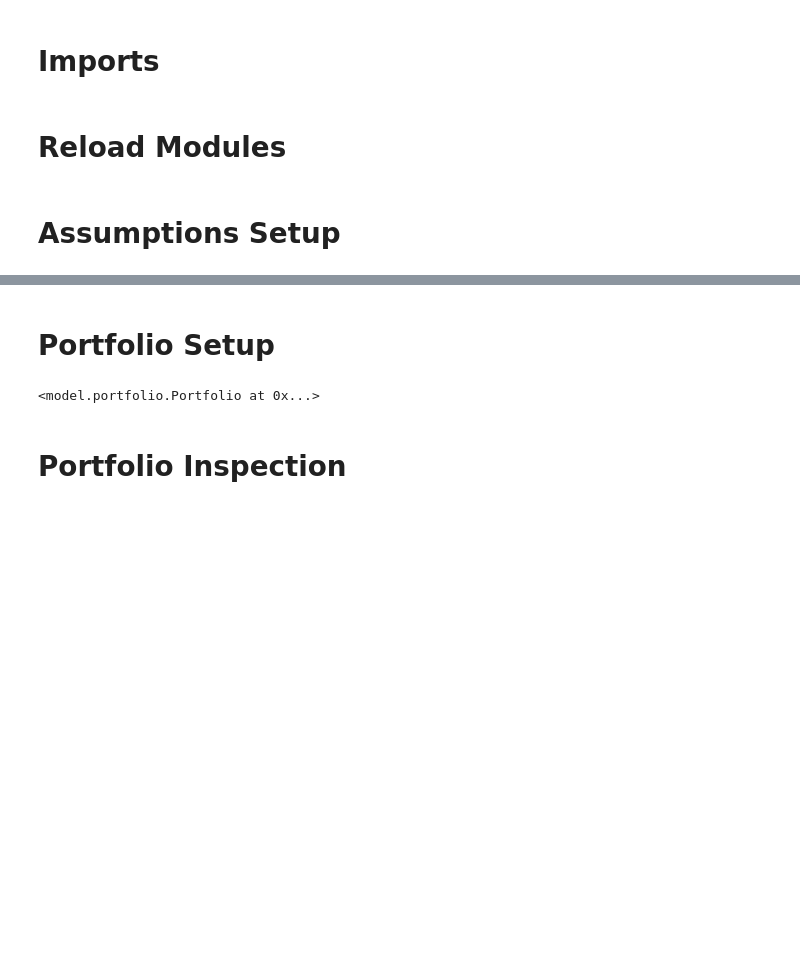
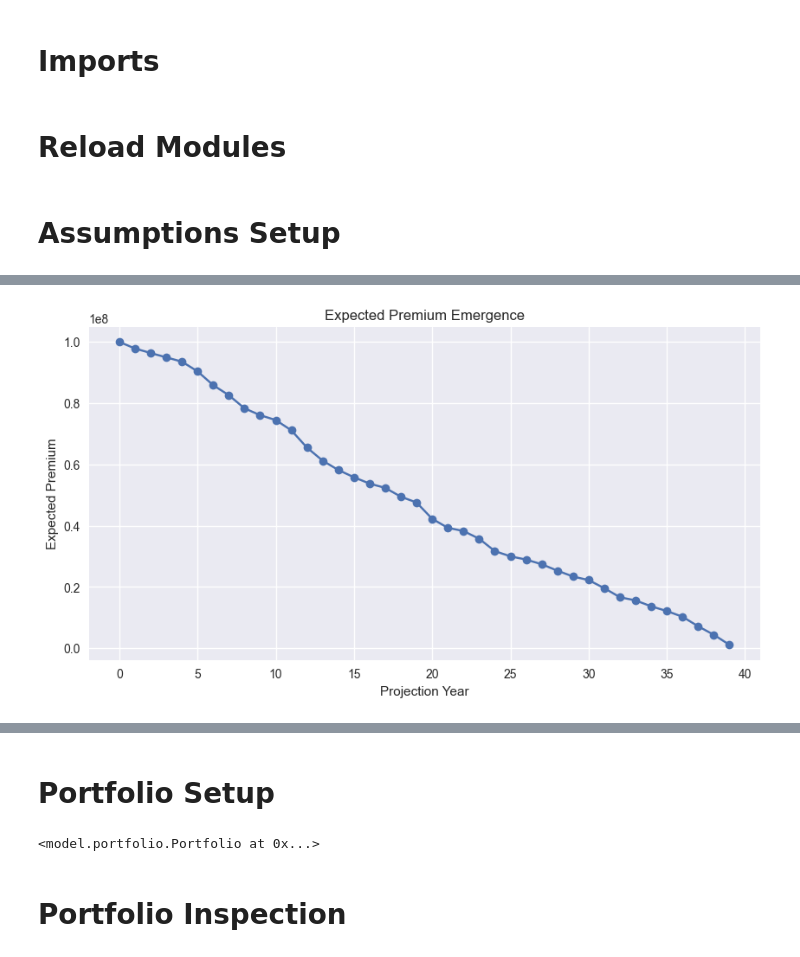
Before and after one commit to asehdev1994/actuarial-life-model-engine, a Jupyter notebook: notebooks/multiple_policy_run.ipynb, the cells around one changed output, grey strips where cells are left out. Saved outputs shown, nothing was run; the diff lists cells and outputs as text; code cells hidden in the pictures; blank space fills up the shorter version.

```diff
--- a/notebooks/multiple_policy_run.ipynb
+++ b/notebooks/multiple_policy_run.ipynb
@@ -58 +63,89 @@ assumptions = assumptions_module.AssumptionSet(
 )
+# %%
+# Run portfolio valuation
+result = portfolio.value(
+    assumptions,
+    return_breakdown=True
+)
+
+# Build emergence dataframe
+df = profit_analysis.build_profit_dataframe(result)
+
+# =========================
+# Summary metrics
+# =========================
+
+print("=== PORTFOLIO SUMMARY ===")
+print(f"PV Premiums : {result.pv_premiums:,.2f}")
+print(f"PV Claims   : {result.pv_claims:,.2f}")
+print(f"Net Value   : {result.net_value:,.2f}")
+print()
+
+# =========================
+# Emergence preview
+# =========================
+
+print("=== EMERGENCE PREVIEW ===")
+
+display_cols = [
+    "t",
+    "expected_premium",
+    "expected_claim",
+    "expected_lapse",
+    "pv_net",
+    "cum_profit"
+]
+
+display(df[display_cols].head(10))
+
+# =========================
+# Premium emergence chart
+# =========================
+
+plt.figure(figsize=(10, 5))
+
+plt.plot(
+    df["t"],
+    df["expected_premium"],
+    marker="o"
+)
+
+plt.title("Expected Premium Emergence")
+plt.xlabel("Projection Year")
+plt.ylabel("Expected Premium")
+
+plt.grid(True)
+
+plt.show()
+
+# =========================
+# In-force runoff chart
+# =========================
+
+plt.figure(figsize=(10, 5))
+
+if df["expected_lapse"].sum() > 0:
+
+    runoff = 1 - (
+        df["expected_lapse"].cumsum()
+        / df["expected_lapse"].sum()
+    )
+
+else:
+
+    runoff = [1.0] * len(df)
+
+plt.plot(
+    df["t"],
+    runoff,
+    marker="o"
+)
+
+plt.title("Approximate In-Force Runoff")
+plt.xlabel("Projection Year")
+plt.ylabel("Relative In-Force Level")
+
+plt.grid(True)
+
+plt.show()
+# %% [output]
@@ -58,0 +169 @@ assumptions = assumptions_module.AssumptionSet(
+[figure, added]
```
Also changed, not shown: parts of 8 cells of this notebook, 6 other files.
